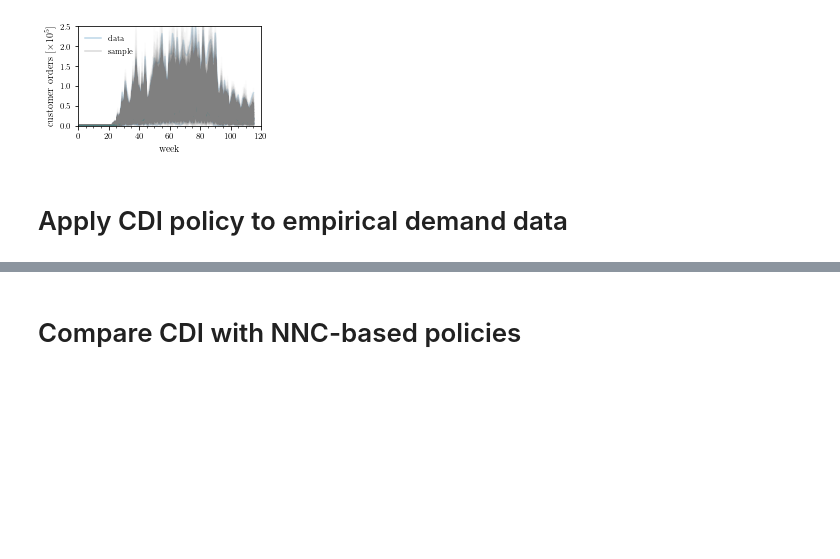
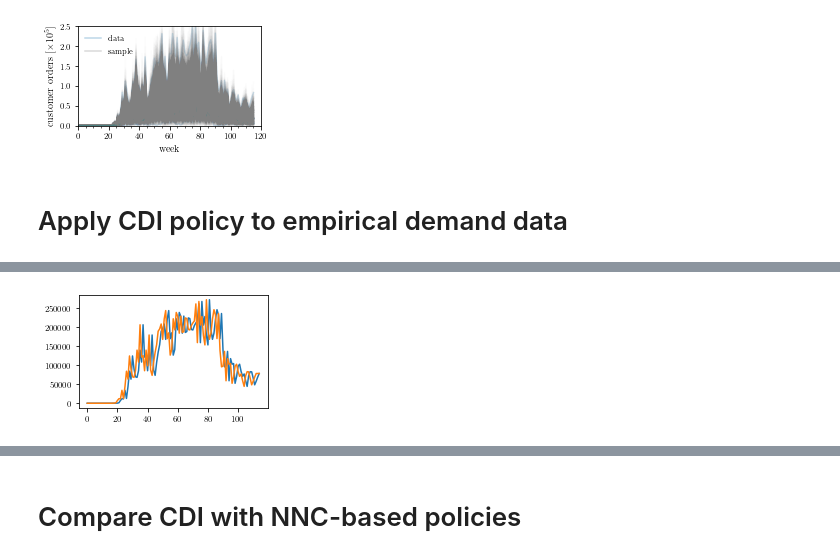
Before and after one commit to kushal-10/inventory-dynamics, a Jupyter notebook: MSOM_data/Gaussian_regression_third_gen.ipynb, the cells around one changed output, grey strips where cells are left out. Drawn from its saved outputs; the diff is of its cells as text; code cells hidden in the pictures; blank space fills up the shorter version.

```diff
--- a/MSOM_data/Gaussian_regression_third_gen.ipynb
+++ b/MSOM_data/Gaussian_regression_third_gen.ipynb
@@ -231,3 +267,10 @@ optimal_u3 = optimal_u1
+# %%
+plt.figure()
+plt.plot(optimal_u3_old)
+plt.plot(optimal_u3)
+plt.show()
+# %% [output]
+[figure, added]
 # %%
 cost_arr = []
 I0 = 0
```
Also changed, not shown: parts of 18 cells of this notebook, 4 other files.
